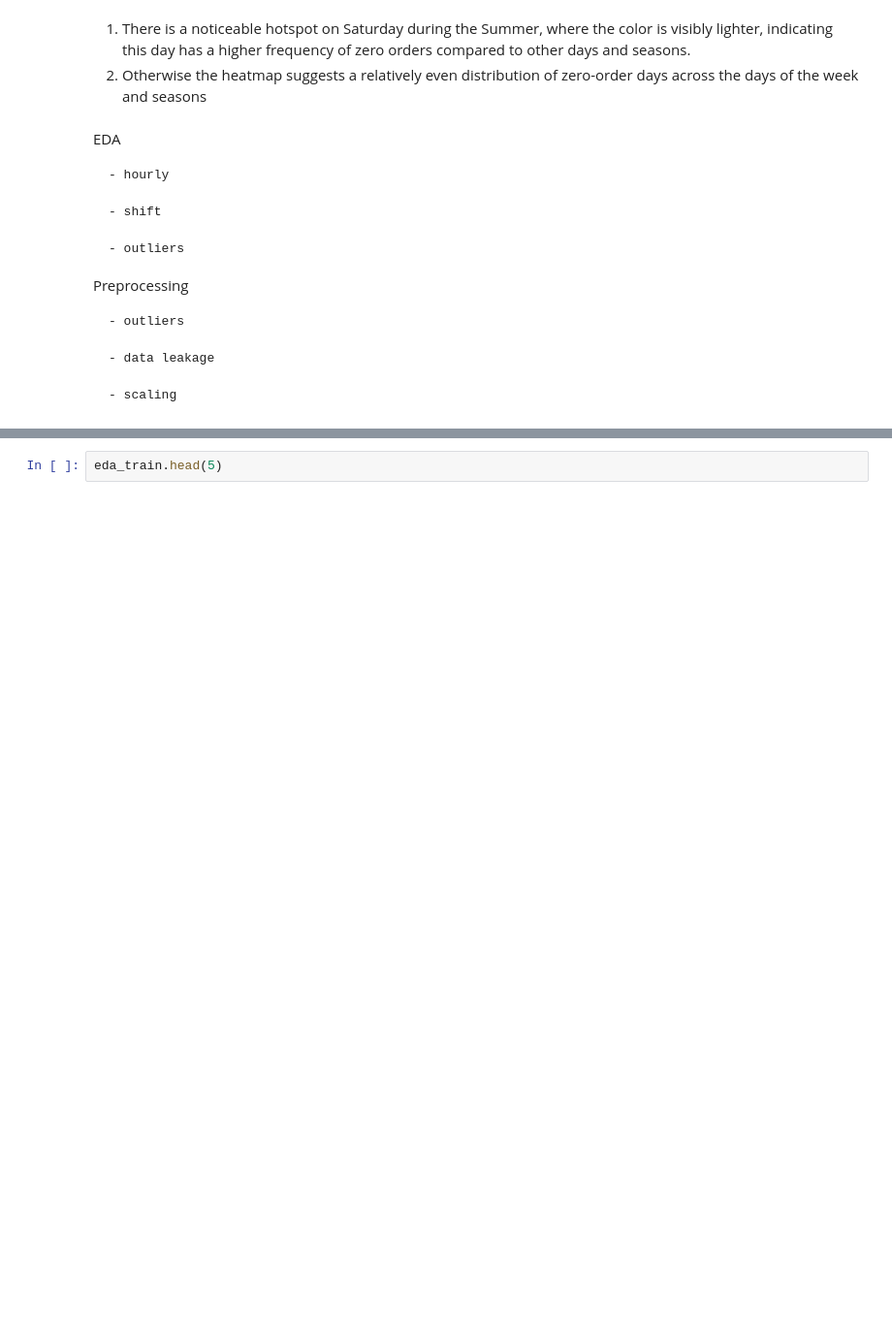
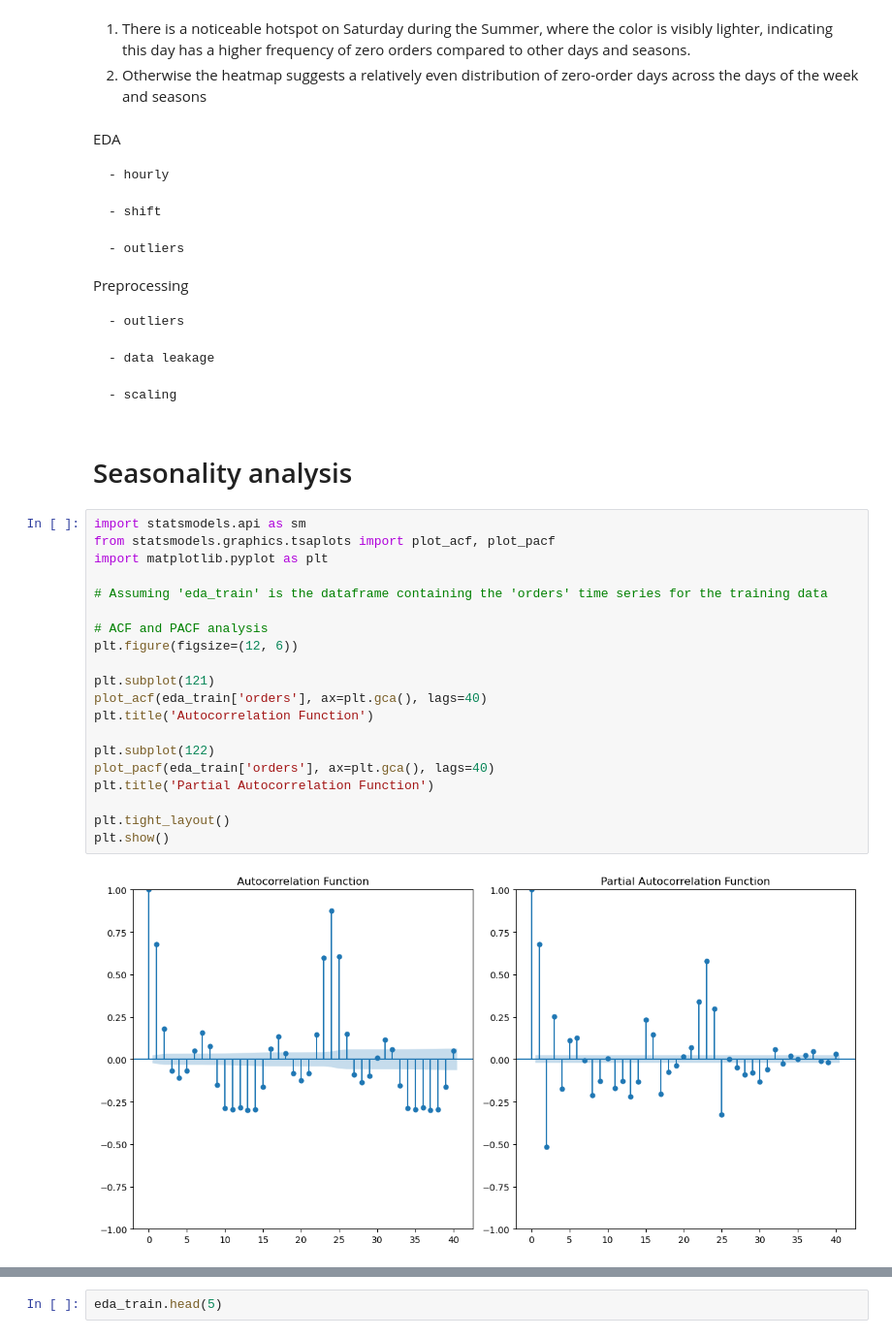
Before and after one commit to agbennett-bse/glovo_fleet_demand, a Jupyter notebook: glovo_time_series_split.ipynb, the cells around one changed output, grey strips where cells are left out. Shown at 97% size. Cells and saved outputs as stored; diff of their text form; blank space fills up the shorter version.

Commit message:
Committing in glovo_time_series_split.ipynb

```diff
--- a/glovo_time_series_split.ipynb
+++ b/glovo_time_series_split.ipynb
@@ -654,3 +658,27 @@ Preprocessing
     - data leakage
 
     - scaling
+# %% [markdown]
+# Seasonality analysis
+# %%
+import statsmodels.api as sm
+from statsmodels.graphics.tsaplots import plot_acf, plot_pacf
+import matplotlib.pyplot as plt
+
+# Assuming 'eda_train' is the dataframe containing the 'orders' time series for the training data
+
+# ACF and PACF analysis
+plt.figure(figsize=(12, 6))
+
+plt.subplot(121)
+plot_acf(eda_train['orders'], ax=plt.gca(), lags=40)
+plt.title('Autocorrelation Function')
+
+plt.subplot(122)
+plot_pacf(eda_train['orders'], ax=plt.gca(), lags=40)
+plt.title('Partial Autocorrelation Function')
+
+plt.tight_layout()
+plt.show()
+# %% [output]
+[figure, added]
```
Also changed, not shown: parts of 20 cells of this notebook.
